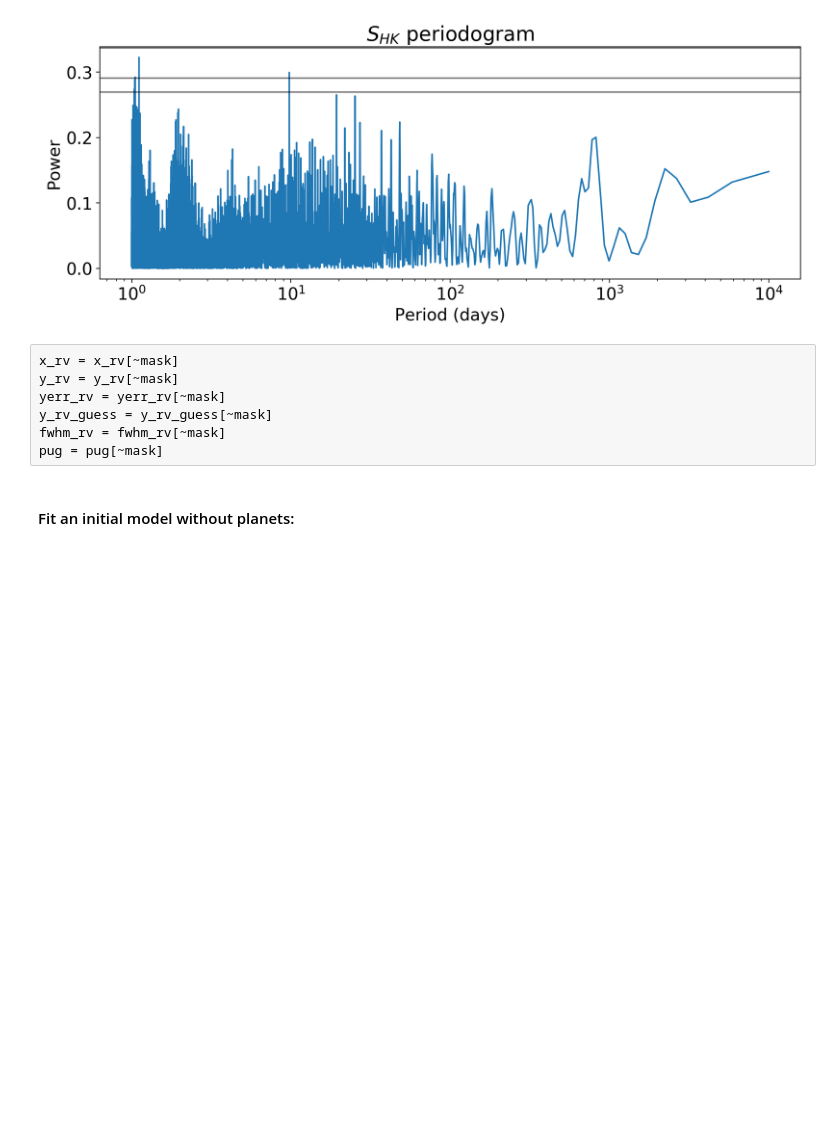
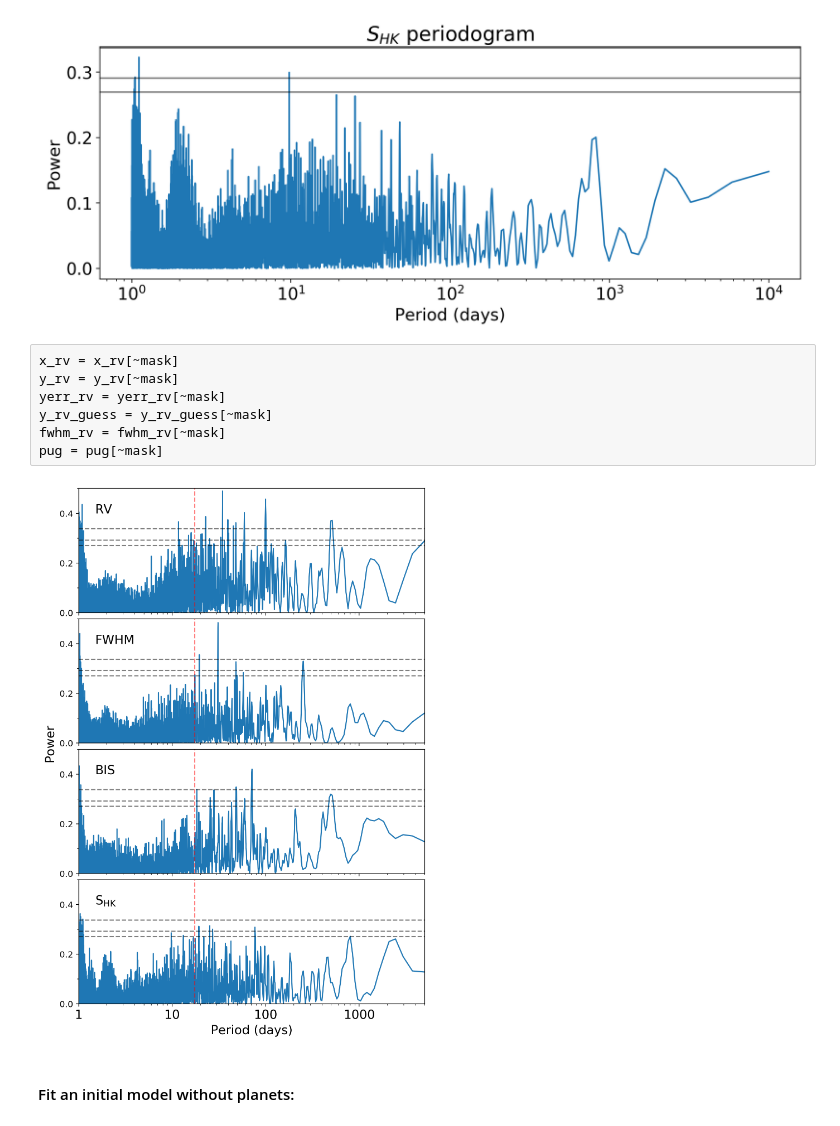
Before and after one commit to megbedell/tesstwin, a Jupyter notebook: notebooks/exoplanet/rv_fit.ipynb, the cells around one changed output. Drawn from its saved outputs; the diff is of its cells as text; code cells hidden in the pictures; blank space fills up the shorter version.

```diff
--- a/notebooks/exoplanet/rv_fit.ipynb
+++ b/notebooks/exoplanet/rv_fit.ipynb
@@ -278,6 +284,60 @@ yerr_rv = yerr_rv[~mask]
 y_rv_guess = y_rv_guess[~mask]
 fwhm_rv = fwhm_rv[~mask]
 pug = pug[~mask]
+# %%
+fig,(ax1,ax2,ax3,ax4) = plt.subplots(4, 1, figsize=(8,12), sharex=True)
+
+ls = LombScargle(x_rv, y_rv_guess, yerr_rv)
+freq, power = ls.autopower(minimum_frequency=2.e-4, maximum_frequency=1.)
+probabilities = [0.1, 0.05, 0.01]
+fal = ls.false_alarm_level(probabilities)
+ax1.plot(1./freq, power)
+ax1.axvline(17.47114, c='r', alpha=0.5, ls='--')
+for f in fal:
+    ax1.axhline(f, c='k', alpha=0.5, ls='--')
+ax1.text(1.5, 0.4, 'RV')
+
+power = LombScargle(x_rv, fwhm_rv_guess).power(freq)
+fal = ls.false_alarm_level(probabilities)
+ax2.plot(1./freq, power)
+ax2.axvline(17.47114, c='r', alpha=0.5, ls='--')
+for f in fal:
+    ax2.axhline(f, c='k', alpha=0.5, ls='--')
+ax2.text(1.5, 0.4, 'FWHM')
+
+power = LombScargle(x_rv, bis_rv_guess).power(freq)
+fal = ls.false_alarm_level(probabilities)
+ax3.plot(1./freq, power)
+ax3.axvline(17.47114, c='r', alpha=0.5, ls='--')
+for f in fal:
+    ax3.axhline(f, c='k', alpha=0.5, ls='--')
+ax3.text(1.5, 0.4, 'BIS')
+
+power = LombScargle(x_rv, shk, yerr_shk).power(freq)
+fal = ls.false_alarm_level(probabilities)
+ax4.plot(1./freq, power)
+ax4.axvline(17.47114, c='r', alpha=0.5, ls='--')
+for f in fal:
+    ax4.axhline(f, c='k', alpha=0.5, ls='--')
+ax4.text(1.5, 0.4, 'S$_{\mathrm{HK}}$')
+
+for ax in (ax1,ax2,ax3,ax4):
+    ax.set_ylim([0.,0.5])
+    ax.set_yticks([0.,0.2,0.4], minor=False)
+    ax.set_yticks([0.1,0.3,0.5], minor=True)
+    ax.tick_params(labelsize='x-small', axis='y')
+
+
+ax1.set_xscale('log')
+ax1.set_xlim([1.,5.e3])
+ax4.set_xlabel('Period (days)')
+ax4.set_xticklabels(['0.1','1', '10', '100', '1000'])
+
+fig.text(0.06,0.5,'Power',rotation=90,va='center',ha='center')
+plt.subplots_adjust(hspace=0.05)
+plt.savefig(plot_dir+'periodograms.pdf');
+# %% [output]
+[figure, added]
 # %% [markdown]
 #### Fit an initial model without planets:
 # %%
```
Also changed, not shown: parts of 9 cells of this notebook, 5 other files.
